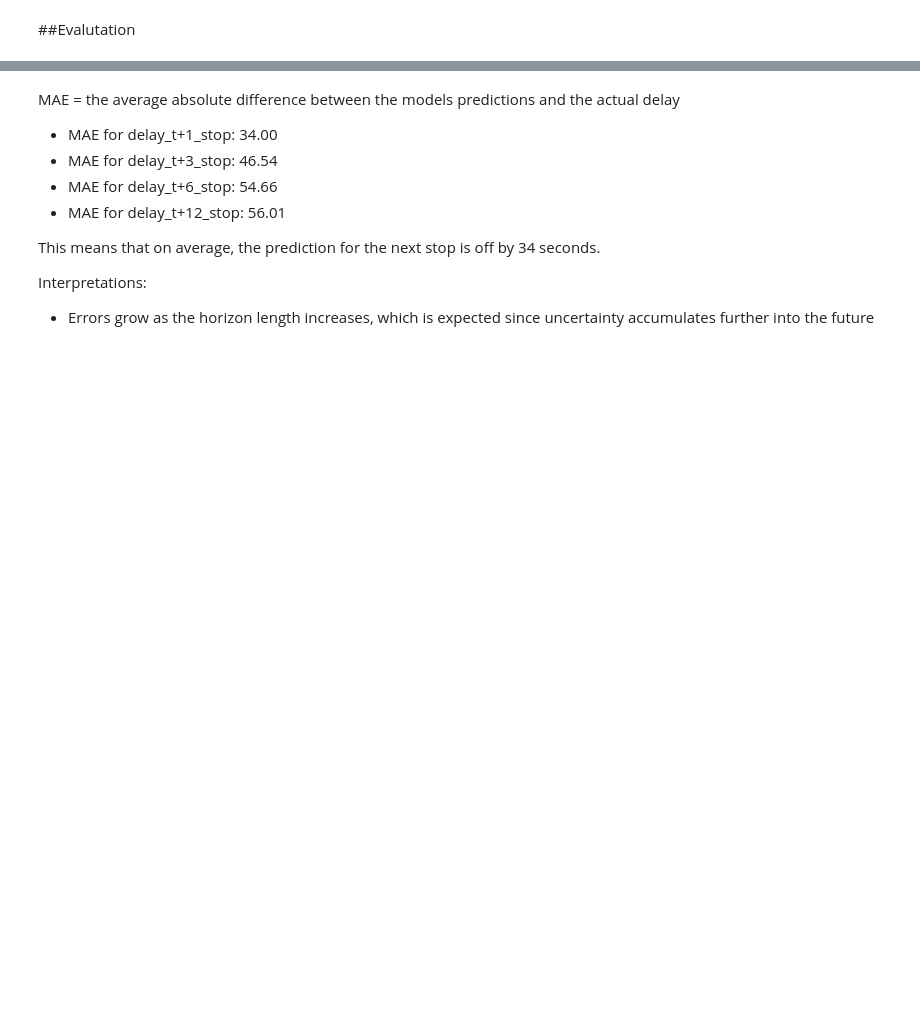
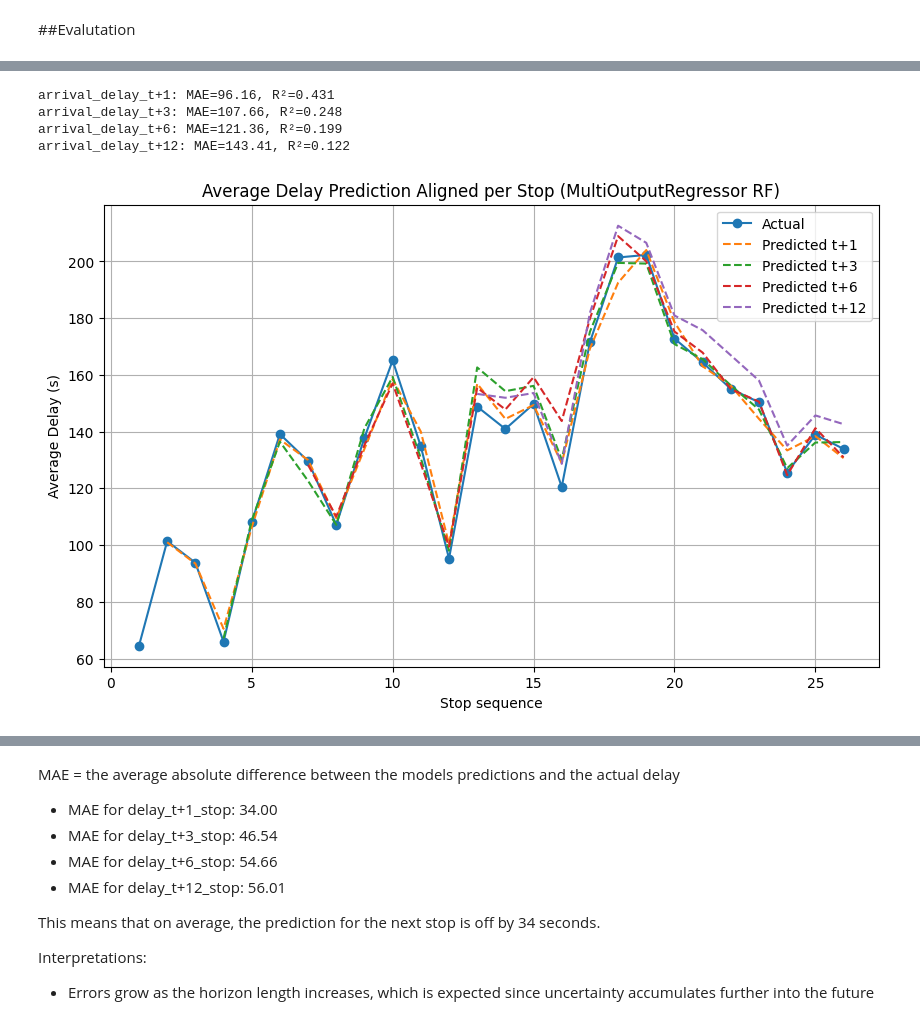
Before and after one commit to 2ovisa/AH2179, a Jupyter notebook: project.ipynb, the cells around one changed output, grey strips where cells are left out. Drawn from its saved outputs; the diff is of its cells as text; code cells hidden in the pictures; blank space fills up the shorter version.

```diff
--- a/project.ipynb
+++ b/project.ipynb
@@ -266,0 +486,36 @@ for h in [1,3,6,12]:
+# %%
+#TRAIN AND TEST SPLIT
+from sklearn.model_selection import train_test_split
+
+X_train, X_test, y_train, y_test = train_test_split(
+    X, y, test_size=0.2, shuffle=False
+)
+# %%
+#BYGG EN LSTM FÖR MULTI OYPUT
+from tensorflow.keras.models import Sequential
+from tensorflow.keras.layers import LSTM, Dense
+
+model = Sequential()
+model.add(LSTM(64, input_shape=(timesteps, X.shape[2])))
+model.add(Dense(len(horizons)))   # en output per horisont
+model.compile(optimizer="adam", loss="mae")
+
+model.summary()
+# %%
+#TRÄNA
+history = model.fit(
+    X_train, y_train,
+    epochs=20,
+    batch_size=32,
+    validation_split=0.2
+)
+# %%
+#UTVÄRDERA
+y_pred = model.predict(X_test)
+
+from sklearn.metrics import mean_absolute_error, r2_score
+
+for i, h in enumerate(horizons):
+    mae = mean_absolute_error(y_test[:, i], y_pred[:, i])
+    r2  = r2_score(y_test[:, i], y_pred[:, i])
+    print(f"Horizon t+{h}: MAE={mae:.2f}, R²={r2:.3f}")
@@ -269,22 +605,29 @@ for h in [1,3,6,12]:
 # %%
-#utvärdera xgboost
-mae = mean_absolute_error(y_test, y_pred, multioutput='raw_values')
-r2 = [r2_score(y_test.iloc[:, i], y_pred[:, i]) for i in range(y_test.shape[1])]
+#utvärdera existing its
+mae = mean_absolute_error(y_test_eits, y_pred_eits, multioutput='raw_values')
+r2 = [r2_score(y_test_eits.iloc[:, i], y_pred_eits[:, i]) for i in range(y_test.shape[1])]
 
-for i, col in enumerate(y_test.columns):
+for i, col in enumerate(y_test_eits.columns):
     print(f"{col}: MAE={mae[i]:.2f}, R²={r2[i]:.3f}")
+# %% [output]
+arrival_delay_t+1: MAE=96.16, R²=0.431
+arrival_delay_t+3: MAE=107.66, R²=0.248
+arrival_delay_t+6: MAE=121.36, R²=0.199
+arrival_delay_t+12: MAE=143.41, R²=0.122
 # %%
 ##visa medelvärdet per stopp över alla resor tillsammans med prediction
 avg_aligned = pred_df.groupby("stop_sequence")[["arrival_delay"] +
     [f"pred_t+{h}_aligned" for h in [1,3,6,12]]].mean()
 
 plt.figure(figsize=(10,6))
 plt.plot(avg_aligned.index, avg_aligned["arrival_delay"], label="Actual", marker='o')
 for h in [1,3,6,12]:
     plt.plot(avg_aligned.index, avg_aligned[f"pred_t+{h}_aligned"], '--', label=f"Predicted t+{h}")
 plt.xlabel("Stop sequence")
 plt.ylabel("Average Delay (s)")
-plt.title("Average Delay Prediction Aligned per Stop (Regressor Chain)")
+plt.title("Average Delay Prediction Aligned per Stop (MultiOutputRegressor RF)")
 plt.legend()
 plt.grid(True)
 plt.show()
+# %% [output]
+[figure, added]
```
Also changed, not shown: parts of 40 cells of this notebook.
